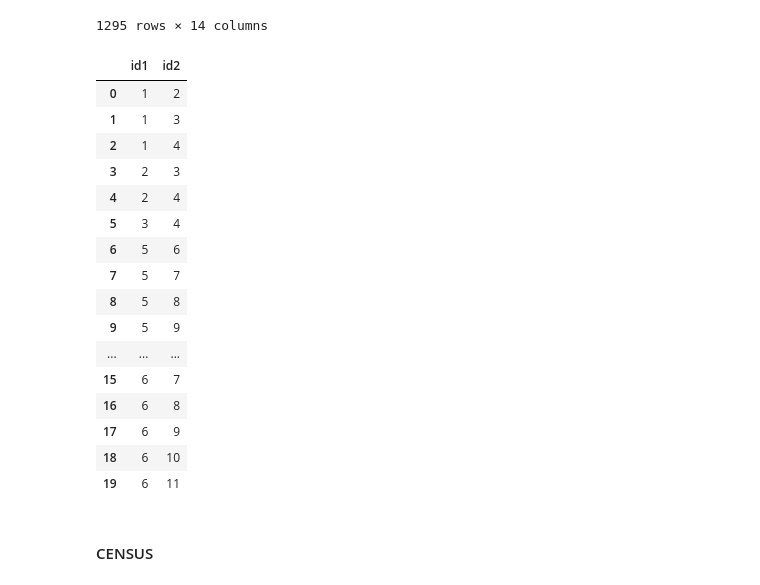
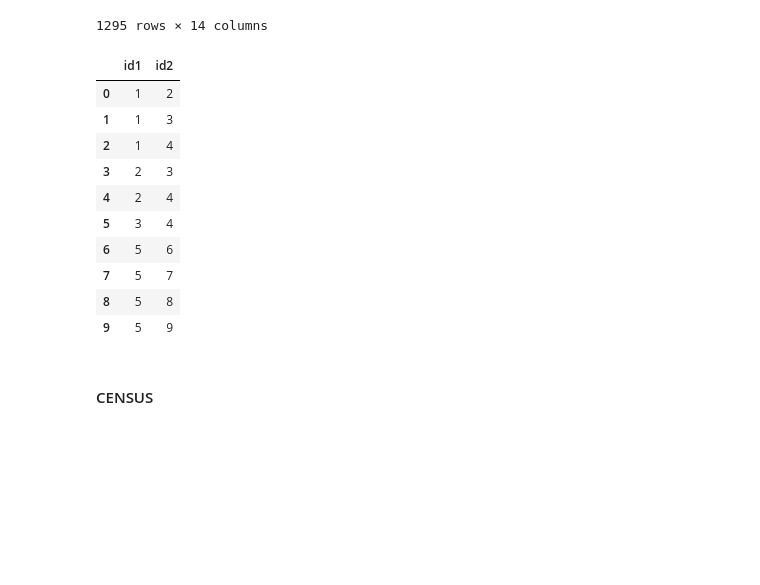
Before and after one commit to Nikoletos-K/WinnER, a Jupyter notebook: EntireDatasetJupyter-Current.ipynb, the cells around one changed output. Cells and saved outputs as stored; diff of their text form; code cells hidden in the pictures; blank space fills up the shorter version.

```diff
--- a/EntireDatasetJupyter-Current.ipynb
+++ b/EntireDatasetJupyter-Current.ipynb
@@ -676,25 +706,19 @@ CORA
 | 1294 | 1294 | NaN | robert e. schapire yoram singer. | NaN | NaN | NaN | submitted for publication. | NaN | NaN | improved boosting algorithms usin... | ... |
 1295 rows × 14 columns
 # %%
-CORA_groundTruth.head(20)
+CORA_groundTruth.head(10)
 # %% [output]
 |  | id1 | id2 |
 | 0 | 1 | 2 |
 | 1 | 1 | 3 |
 | 2 | 1 | 4 |
 | 3 | 2 | 3 |
 | 4 | 2 | 4 |
 | 5 | 3 | 4 |
 | 6 | 5 | 6 |
 | 7 | 5 | 7 |
 | 8 | 5 | 8 |
 | 9 | 5 | 9 |
-| ... | ... | ... |
-| 15 | 6 | 7 |
-| 16 | 6 | 8 |
-| 17 | 6 | 9 |
-| 18 | 6 | 10 |
-| 19 | 6 | 11 |
 # %% [markdown]
 #### CENSUS
 # %%
```
Also changed, not shown: parts of 79 cells of this notebook.
